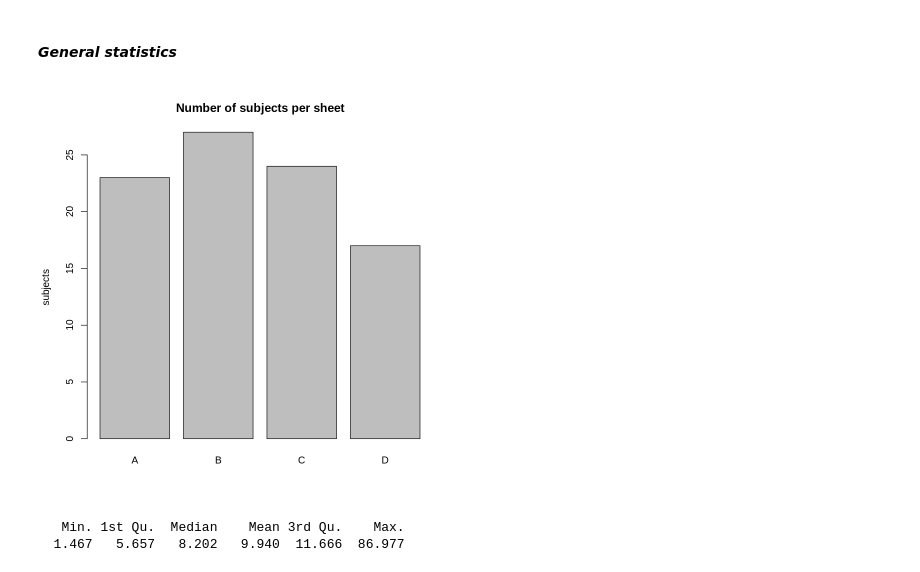
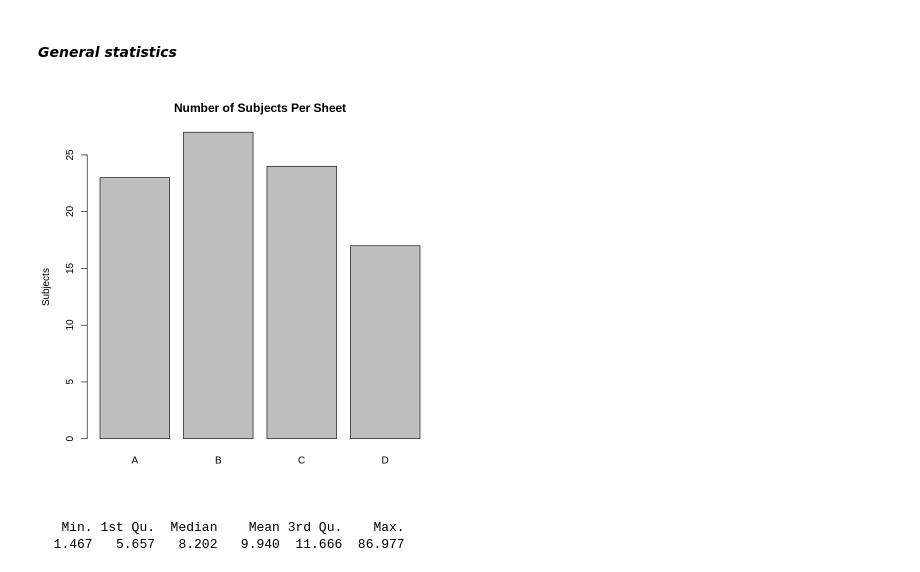
Before and after one commit to KatiaKozlova/stat-project, a Jupyter notebook: stat_project.ipynb, the cells around one changed output. Drawn from its saved outputs; the diff is of its cells as text; code cells hidden in the pictures.

```diff
--- a/stat_project.ipynb
+++ b/stat_project.ipynb
@@ -261,18 +264,18 @@ second_exp <- second_exp[second_exp$clean_time < 100 & second_exp$clean_time > 1
 # %%
 # visualizing number of subjects per sheet
 
 grouped_data <- second_exp %>%
   group_by(id_list) %>%
     summarise(n_people = n_distinct(id_person))
 
 barplot(
     height=pull(grouped_data, n_people),
     names=pull(grouped_data, id_list),
-    ylab='subjects',
-    main='Number of subjects per sheet'
+    ylab='Subjects',
+    main='Number of Subjects Per Sheet'
     )
 # %% [output]
-[figure, old version]
+[figure, new version]
 # %%
 # time summary
 
```
Also changed, not shown: parts of 20 cells of this notebook.
